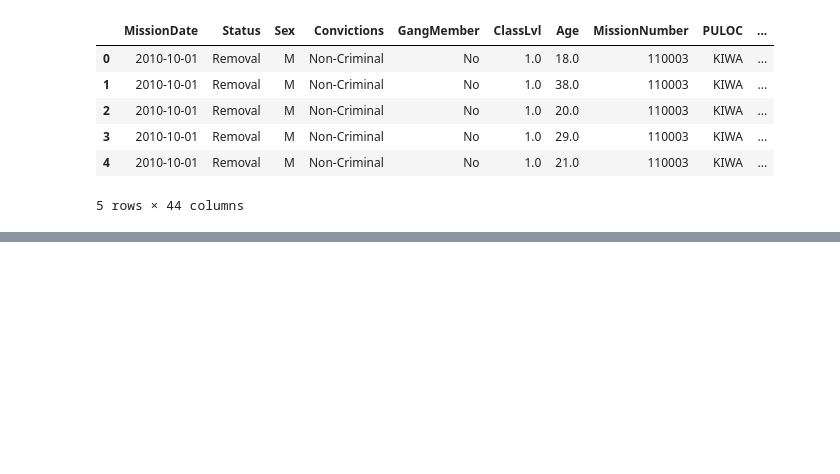
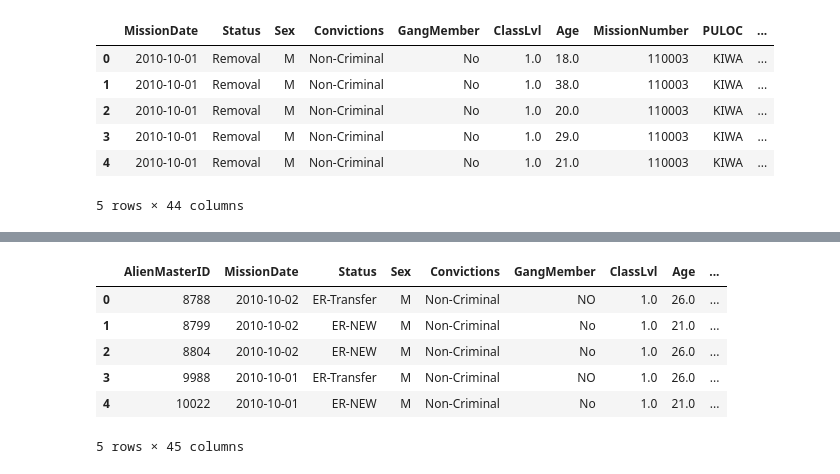
Before and after one commit to UWCHR/ice-air, a Jupyter notebook: analyze/note/analyze.ipynb, the cells around one changed output, grey strips where cells are left out. Drawn from its saved outputs; the diff is of its cells as text; code cells hidden in the pictures; blank space fills up the shorter version.

```diff
--- a/analyze/note/analyze.ipynb
+++ b/analyze/note/analyze.ipynb
@@ -565,0 +551,4 @@ multiple_alienID.to_csv('../output/multiple_alienID.csv.gz', compression='gzip',
+# %%
+somali = df['CountryOfCitizenship'] == 'SOMALIA'
+# %%
+somali_df = df[somali]
@@ -565,0 +557,10 @@ multiple_alienID.to_csv('../output/multiple_alienID.csv.gz', compression='gzip',
+# %%
+somali_df.head()
+# %% [output]
+|  | AlienMasterID | MissionDate | Status | Sex | Convictions | GangMember | ClassLvl | Age | ... |
+| 0 | 8788 | 2010-10-02 | ER-Transfer | M | Non-Criminal | NO | 1.0 | 26.0 | ... |
+| 1 | 8799 | 2010-10-02 | ER-NEW | M | Non-Criminal | No | 1.0 | 21.0 | ... |
+| 2 | 8804 | 2010-10-02 | ER-NEW | M | Non-Criminal | No | 1.0 | 26.0 | ... |
+| 3 | 9988 | 2010-10-01 | ER-Transfer | M | Non-Criminal | NO | 1.0 | 26.0 | ... |
+| 4 | 10022 | 2010-10-01 | ER-NEW | M | Non-Criminal | No | 1.0 | 21.0 | ... |
+5 rows × 45 columns
```
Also changed, not shown: parts of 12 cells of this notebook.
